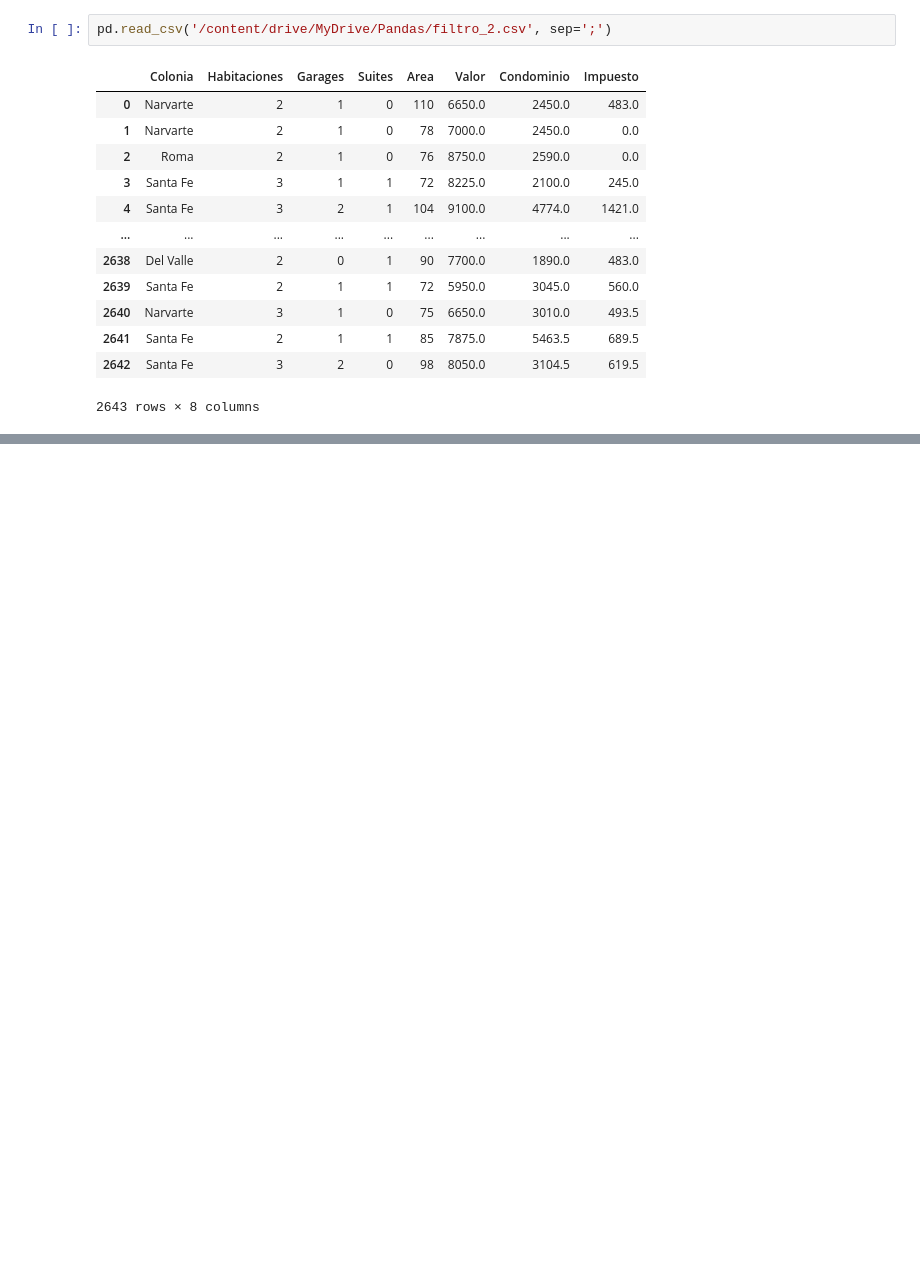
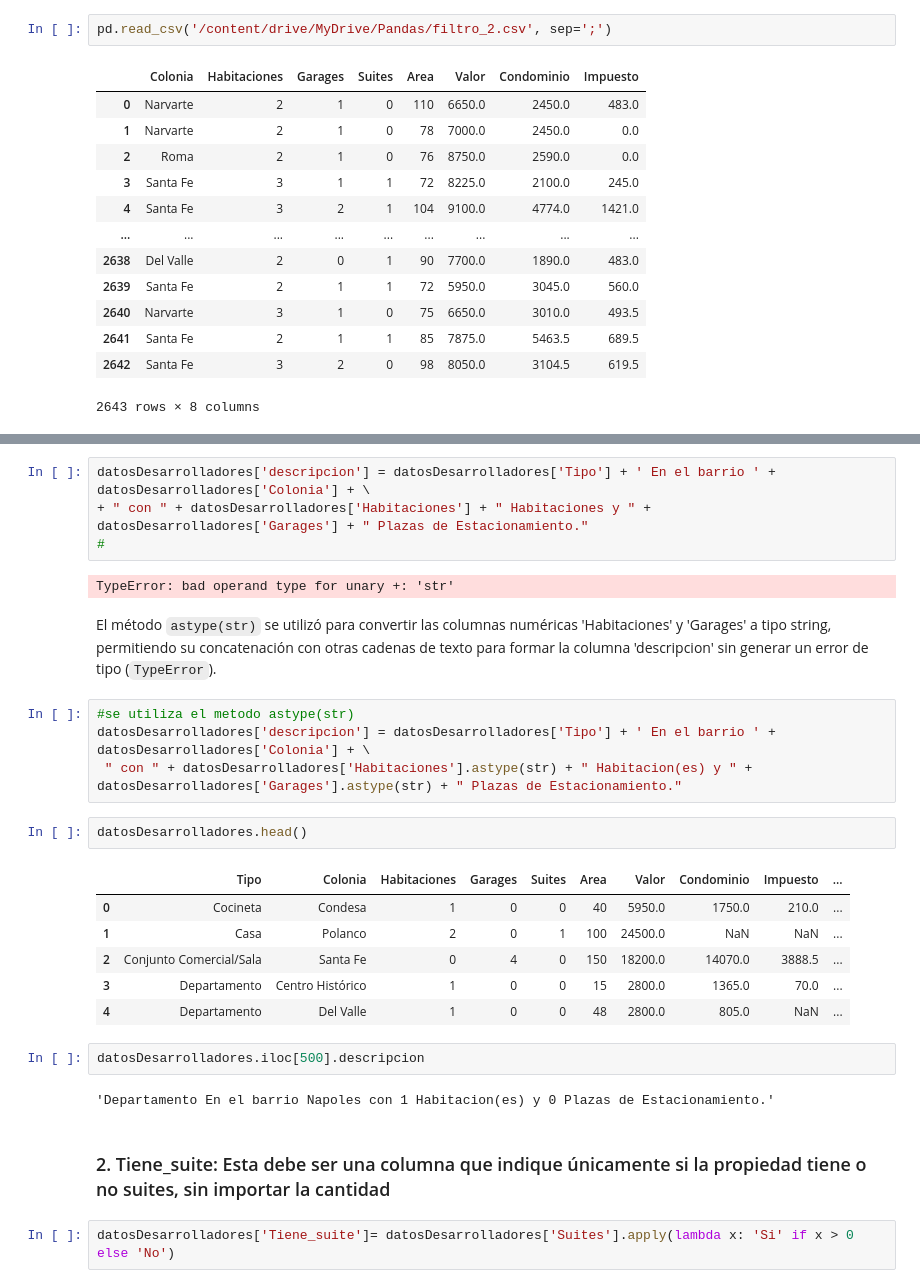
Before and after one commit to Harold-dev-code/proyecto-pandas-inmobiliaria, a Jupyter notebook: proyecto_pandas_inmobiliaria.ipynb, the cells around one changed output, grey strips where cells are left out. Saved outputs shown, nothing was run; the diff lists cells and outputs as text; blank space fills up the shorter version.

```diff
--- a/proyecto_pandas_inmobiliaria.ipynb
+++ b/proyecto_pandas_inmobiliaria.ipynb
@@ -740,0 +797,29 @@ pd.read_csv('/content/drive/MyDrive/Pandas/filtro_2.csv', sep=';')
+# %%
+datosDesarrolladores['descripcion'] = datosDesarrolladores['Tipo'] + ' En el barrio ' + datosDesarrolladores['Colonia'] + \
++ " con " + datosDesarrolladores['Habitaciones'] + " Habitaciones y " + datosDesarrolladores['Garages'] + " Plazas de Estacionamiento."
+#
+# %% [output]
+TypeError: bad operand type for unary +: 'str'
+# %% [markdown]
+El método `astype(str)` se utilizó para convertir las columnas numéricas 'Habitaciones' y 'Garages' a tipo string, permitiendo su concatenación con otras cadenas de texto para formar la columna 'descripcion' sin generar un error de tipo (`TypeError`).
+# %%
+#se utiliza el metodo astype(str)
+datosDesarrolladores['descripcion'] = datosDesarrolladores['Tipo'] + ' En el barrio ' + datosDesarrolladores['Colonia'] + \
+ " con " + datosDesarrolladores['Habitaciones'].astype(str) + " Habitacion(es) y " + datosDesarrolladores['Garages'].astype(str) + " Plazas de Estacionamiento."
+# %%
+datosDesarrolladores.head()
+# %% [output]
+|  | Tipo | Colonia | Habitaciones | Garages | Suites | Area | Valor | Condominio | Impuesto | ... |
+| 0 | Cocineta | Condesa | 1 | 0 | 0 | 40 | 5950.0 | 1750.0 | 210.0 | ... |
+| 1 | Casa | Polanco | 2 | 0 | 1 | 100 | 24500.0 | NaN | NaN | ... |
+| 2 | Conjunto Comercial/Sala | Santa Fe | 0 | 4 | 0 | 150 | 18200.0 | 14070.0 | 3888.5 | ... |
+| 3 | Departamento | Centro Histórico | 1 | 0 | 0 | 15 | 2800.0 | 1365.0 | 70.0 | ... |
+| 4 | Departamento | Del Valle | 1 | 0 | 0 | 48 | 2800.0 | 805.0 | NaN | ... |
+# %%
+datosDesarrolladores.iloc[500].descripcion
+# %% [output]
+'Departamento En el barrio Napoles con 1 Habitacion(es) y 0 Plazas de Estacionamiento.'
+# %% [markdown]
+### 2. Tiene_suite: Esta debe ser una columna que indique únicamente si la propiedad tiene o no suites, sin importar la cantidad
+# %%
+datosDesarrolladores['Tiene_suite']= datosDesarrolladores['Suites'].apply(lambda x: 'Si' if x > 0 else 'No')
```
Also changed, not shown: parts of 18 cells of this notebook.
